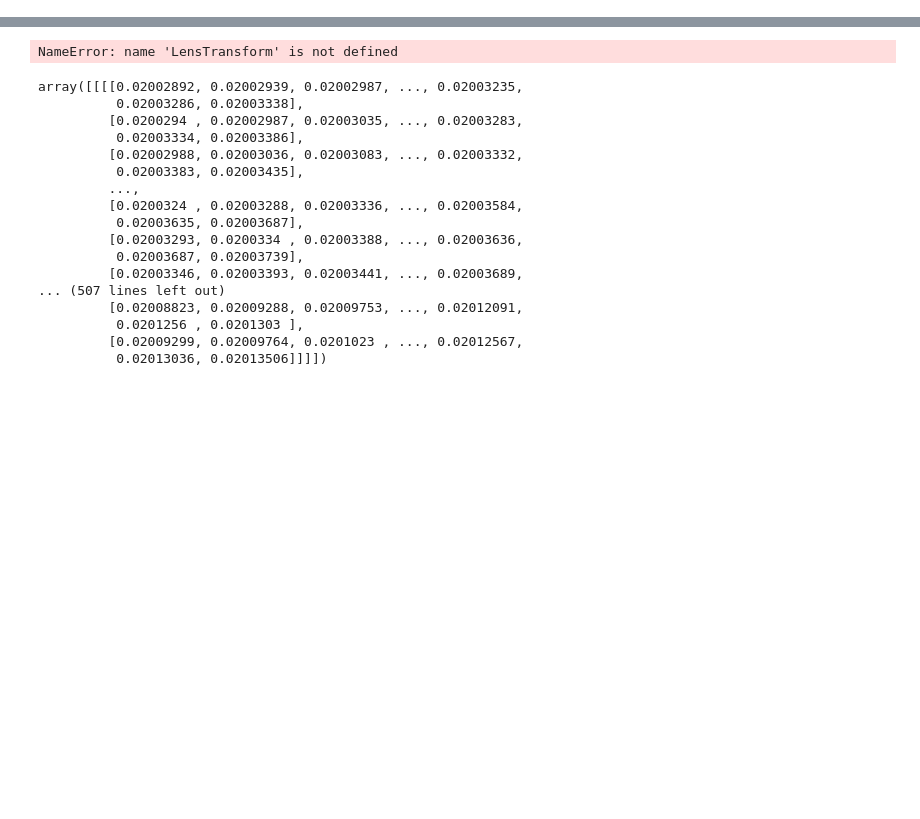
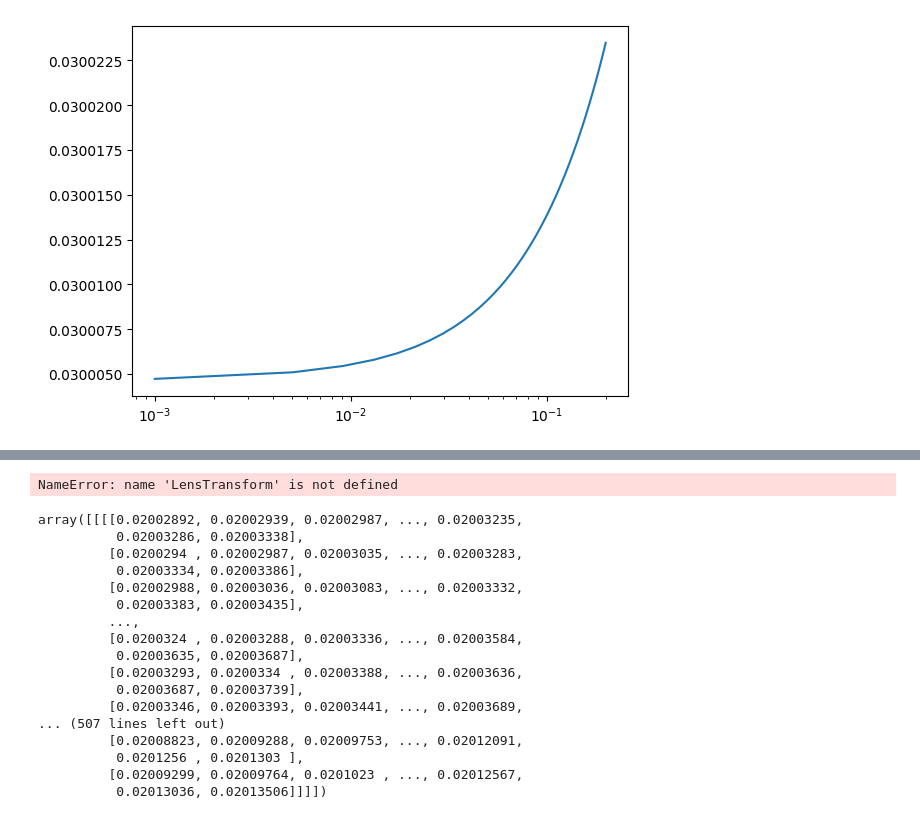
Before and after one commit to mr-superonion/FPFS, a Jupyter notebook: docs/examples/notebooks/8_flexion_bias.ipynb, the cells around one changed output, grey strips where cells are left out. Saved outputs shown, nothing was run; the diff lists cells and outputs as text; code cells hidden in the pictures; blank space fills up the shorter version.

```diff
--- a/docs/examples/notebooks/8_flexion_bias.ipynb
+++ b/docs/examples/notebooks/8_flexion_bias.ipynb
@@ -68,0 +127,6 @@ gamma1_measured[1][5][3][4]
+# %%
+plt.plot(scale_array,gamma1_measured)
+plt.xscale('log')
+plt.show()
+# %% [output]
+[figure, added]
```
Also changed, not shown: parts of 7 cells of this notebook, 1 other file.
